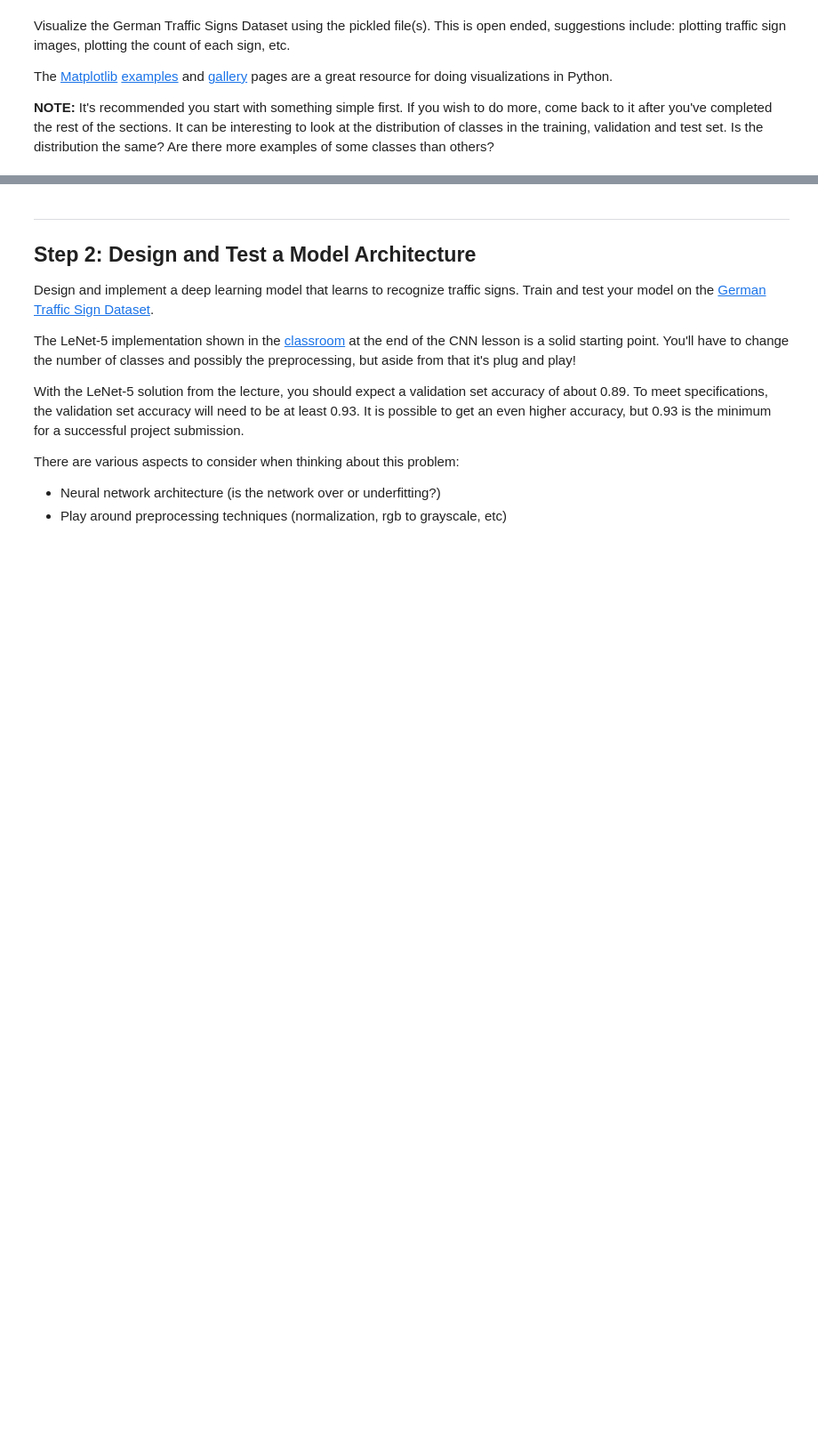
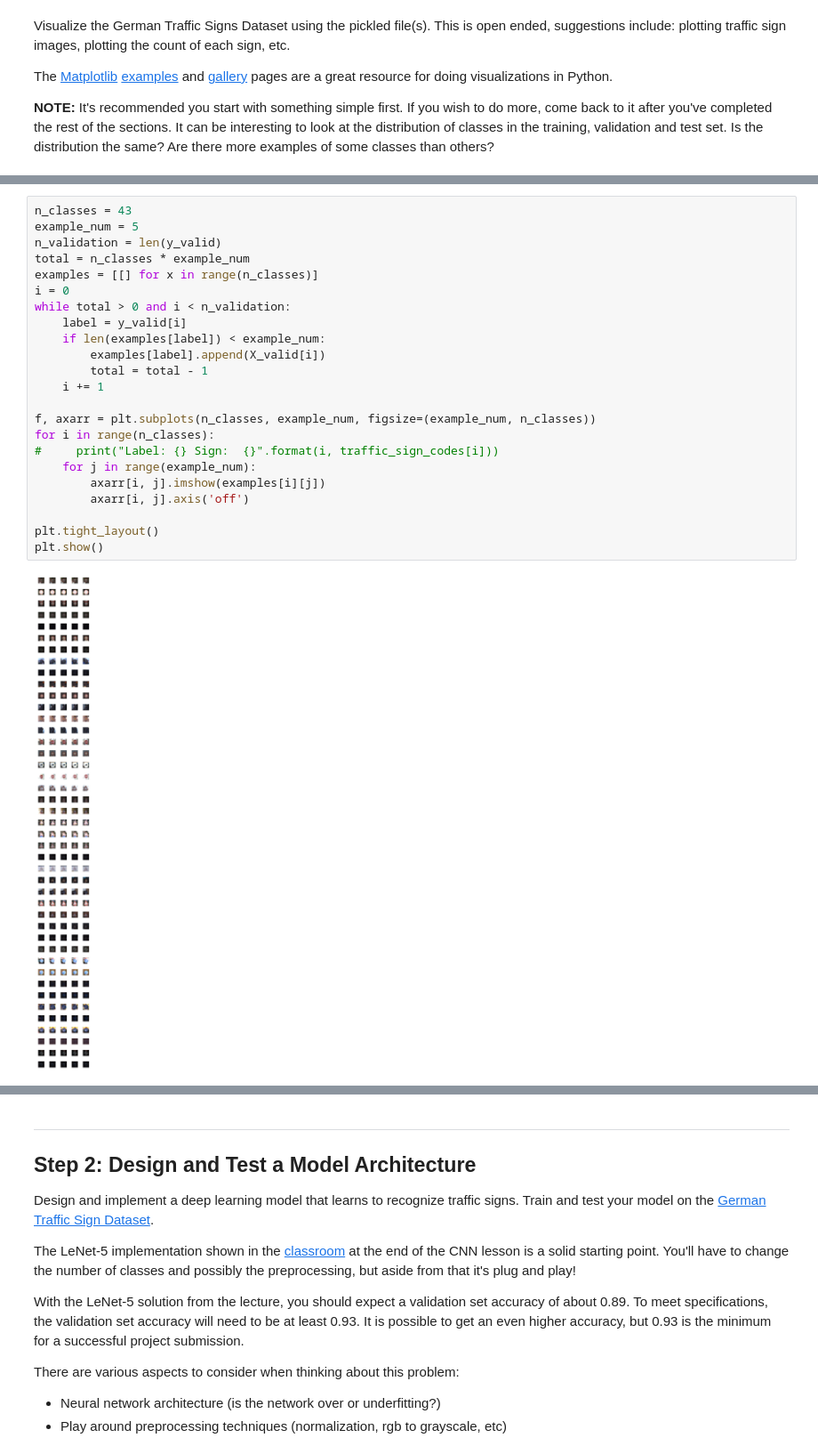
Before and after one commit to sangyezi/CarND-Traffic-Sign-Classifier-Project, a Jupyter notebook: Traffic_Sign_Classifier.ipynb, the cells around one changed output, grey strips where cells are left out. Shown: that part at 89% size. Saved outputs shown, nothing was run; the diff lists cells and outputs as text; blank space fills up the shorter version.

```diff
--- a/Traffic_Sign_Classifier.ipynb
+++ b/Traffic_Sign_Classifier.ipynb
@@ -125 +125,26 @@ Sign:  Speed limit (100km/h)
+# %%
+n_classes = 43
+example_num = 5
+n_validation = len(y_valid)
+total = n_classes * example_num
+examples = [[] for x in range(n_classes)]
+i = 0
+while total > 0 and i < n_validation:
+    label = y_valid[i]
+    if len(examples[label]) < example_num:
+        examples[label].append(X_valid[i])
+        total = total - 1
+    i += 1
+
+f, axarr = plt.subplots(n_classes, example_num, figsize=(example_num, n_classes))
+for i in range(n_classes):
+#     print("Label: {} Sign:  {}".format(i, traffic_sign_codes[i]))
+    for j in range(example_num):
+        axarr[i, j].imshow(examples[i][j])
+        axarr[i, j].axis('off')
+
+plt.tight_layout()
+plt.show()
+# %% [output]
+[figure, added]
 # %%
```
Also changed, not shown: parts of 3 cells of this notebook.
